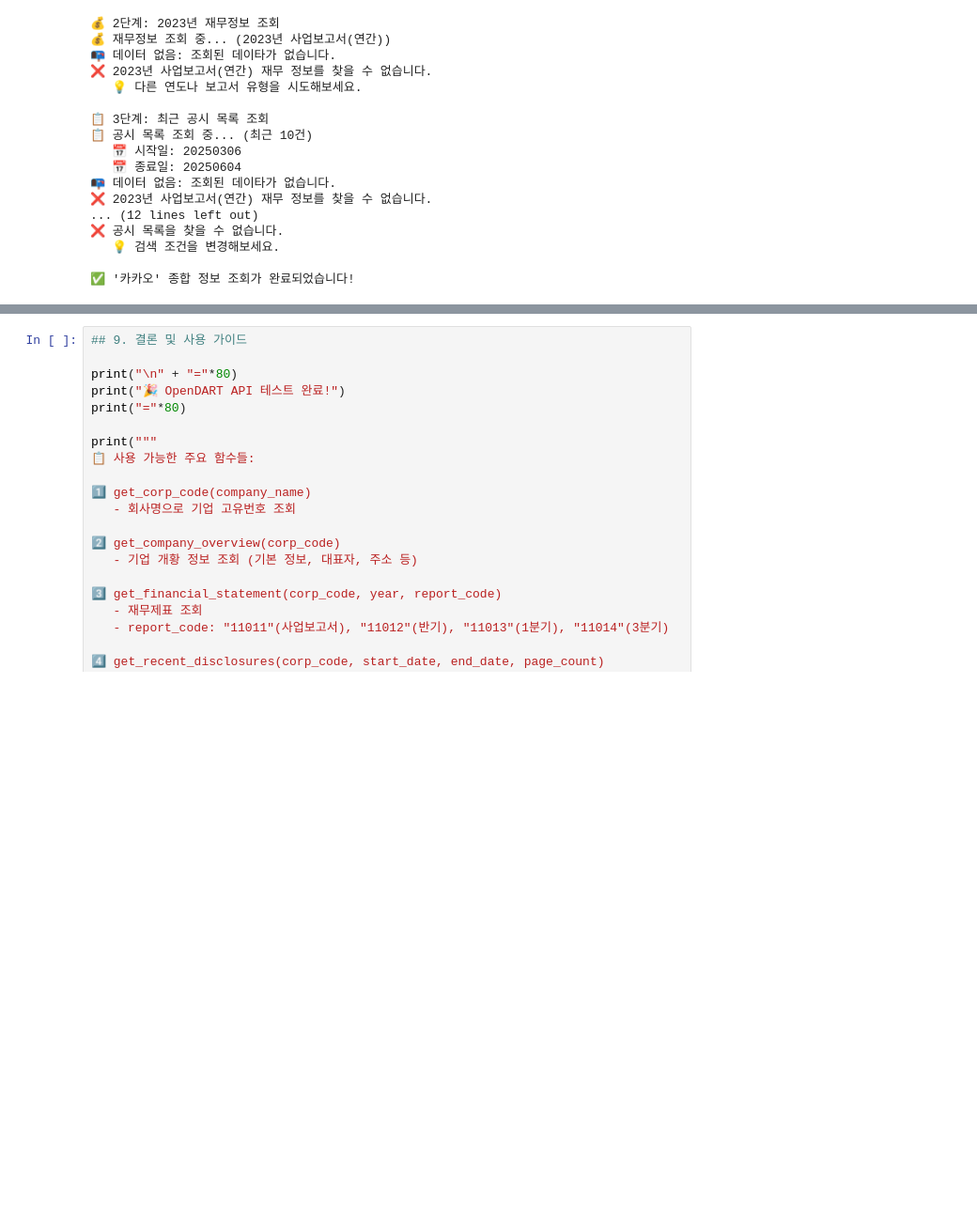
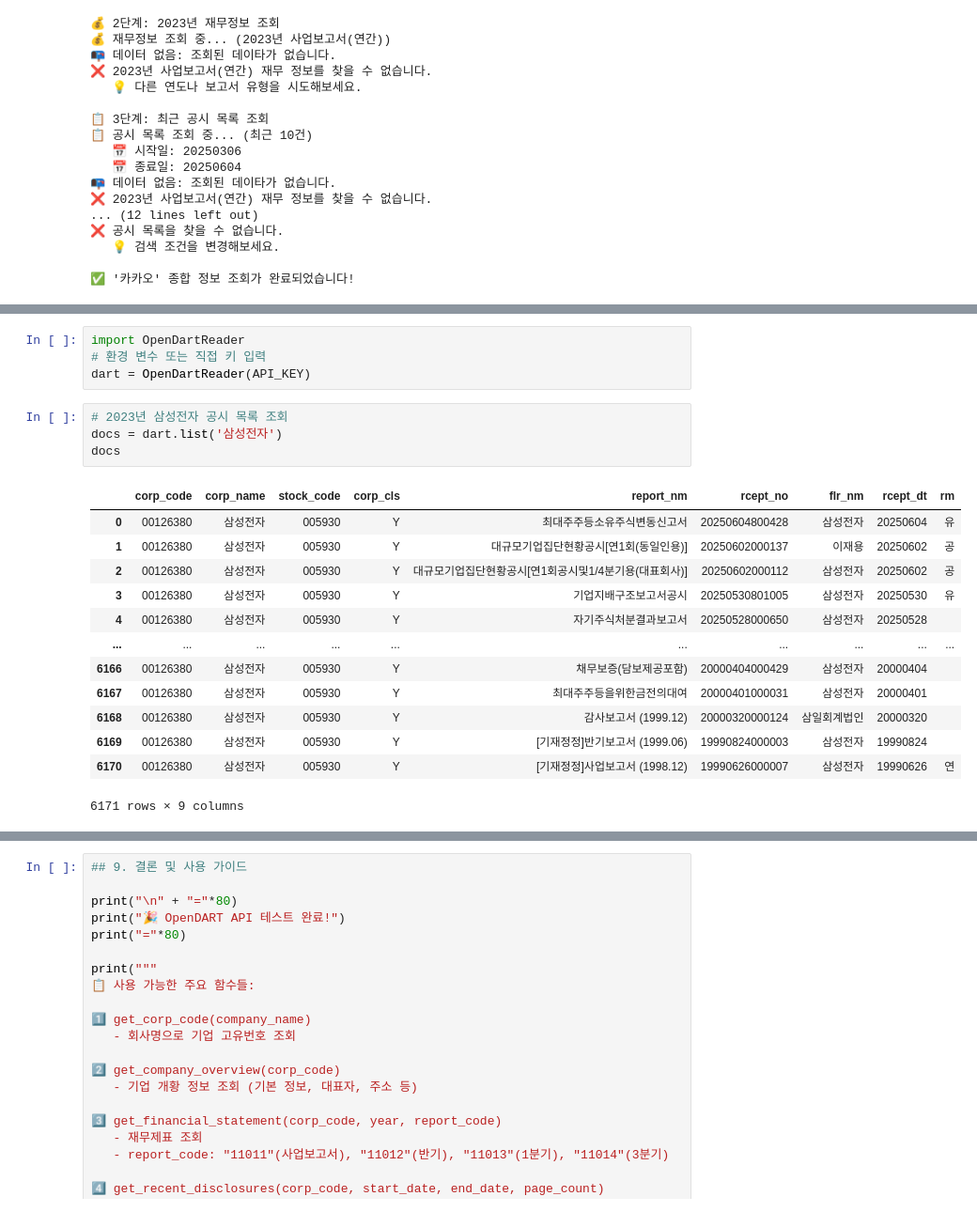
Before and after one commit to arkwith7/ai_agent_demo, a Jupyter notebook: backend/02.OpenDAART_API_기업정보_테스트.ipynb, the cells around one changed output, grey strips where cells are left out. Shown at 94% size. Cells and saved outputs as stored; diff of their text form; blank space fills up the shorter version.

```diff
--- a/backend/02.OpenDAART_API_기업정보_테스트.ipynb
+++ b/backend/02.OpenDAART_API_기업정보_테스트.ipynb
@@ -980,0 +1020,22 @@ comprehensive_info = get_comprehensive_company_info(test_company, "2023")
+# %%
+import OpenDartReader
+# 환경 변수 또는 직접 키 입력
+dart = OpenDartReader(API_KEY)
+# %%
+# 2023년 삼성전자 공시 목록 조회
+docs = dart.list('삼성전자')
+docs
+# %% [output]
+|  | corp_code | corp_name | stock_code | corp_cls | report_nm | rcept_no | flr_nm | rcept_dt | rm |
+| 0 | 00126380 | 삼성전자 | 005930 | Y | 최대주주등소유주식변동신고서 | 20250604800428 | 삼성전자 | 20250604 | 유 |
+| 1 | 00126380 | 삼성전자 | 005930 | Y | 대규모기업집단현황공시[연1회(동일인용)] | 20250602000137 | 이재용 | 20250602 | 공 |
+| 2 | 00126380 | 삼성전자 | 005930 | Y | 대규모기업집단현황공시[연1회공시및1/4분기용(대표회사)] | 20250602000112 | 삼성전자 | 20250602 | 공 |
+| 3 | 00126380 | 삼성전자 | 005930 | Y | 기업지배구조보고서공시 | 20250530801005 | 삼성전자 | 20250530 | 유 |
+| 4 | 00126380 | 삼성전자 | 005930 | Y | 자기주식처분결과보고서 | 20250528000650 | 삼성전자 | 20250528 |  |
+| ... | ... | ... | ... | ... | ... | ... | ... | ... | ... |
+| 6166 | 00126380 | 삼성전자 | 005930 | Y | 채무보증(담보제공포함) | 20000404000429 | 삼성전자 | 20000404 |  |
+| 6167 | 00126380 | 삼성전자 | 005930 | Y | 최대주주등을위한금전의대여 | 20000401000031 | 삼성전자 | 20000401 |  |
+| 6168 | 00126380 | 삼성전자 | 005930 | Y | 감사보고서 (1999.12) | 20000320000124 | 삼일회계법인 | 20000320 |  |
+| 6169 | 00126380 | 삼성전자 | 005930 | Y | [기재정정]반기보고서 (1999.06) | 19990824000003 | 삼성전자 | 19990824 |  |
+| 6170 | 00126380 | 삼성전자 | 005930 | Y | [기재정정]사업보고서 (1998.12) | 19990626000007 | 삼성전자 | 19990626 | 연 |
+6171 rows × 9 columns
```
Also changed, not shown: parts of 5 cells of this notebook, 1 other file.
